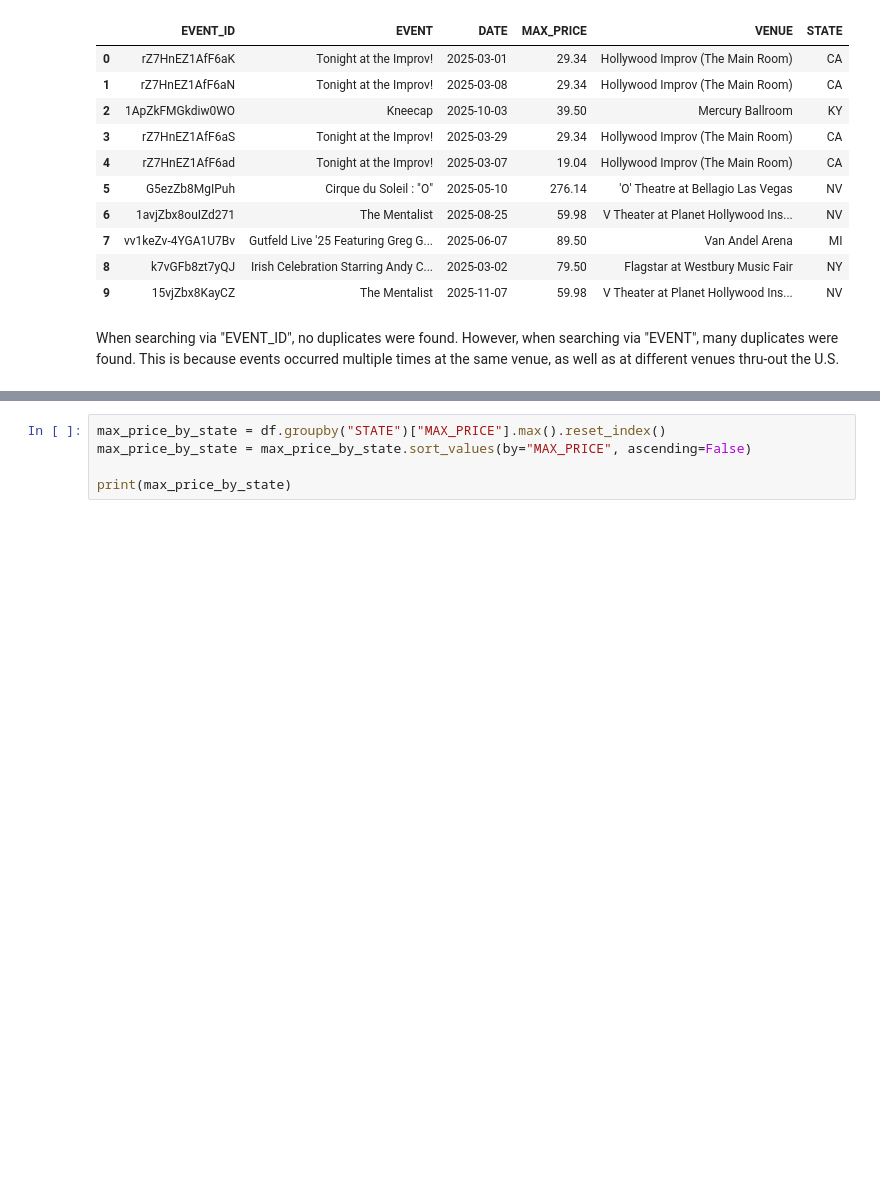
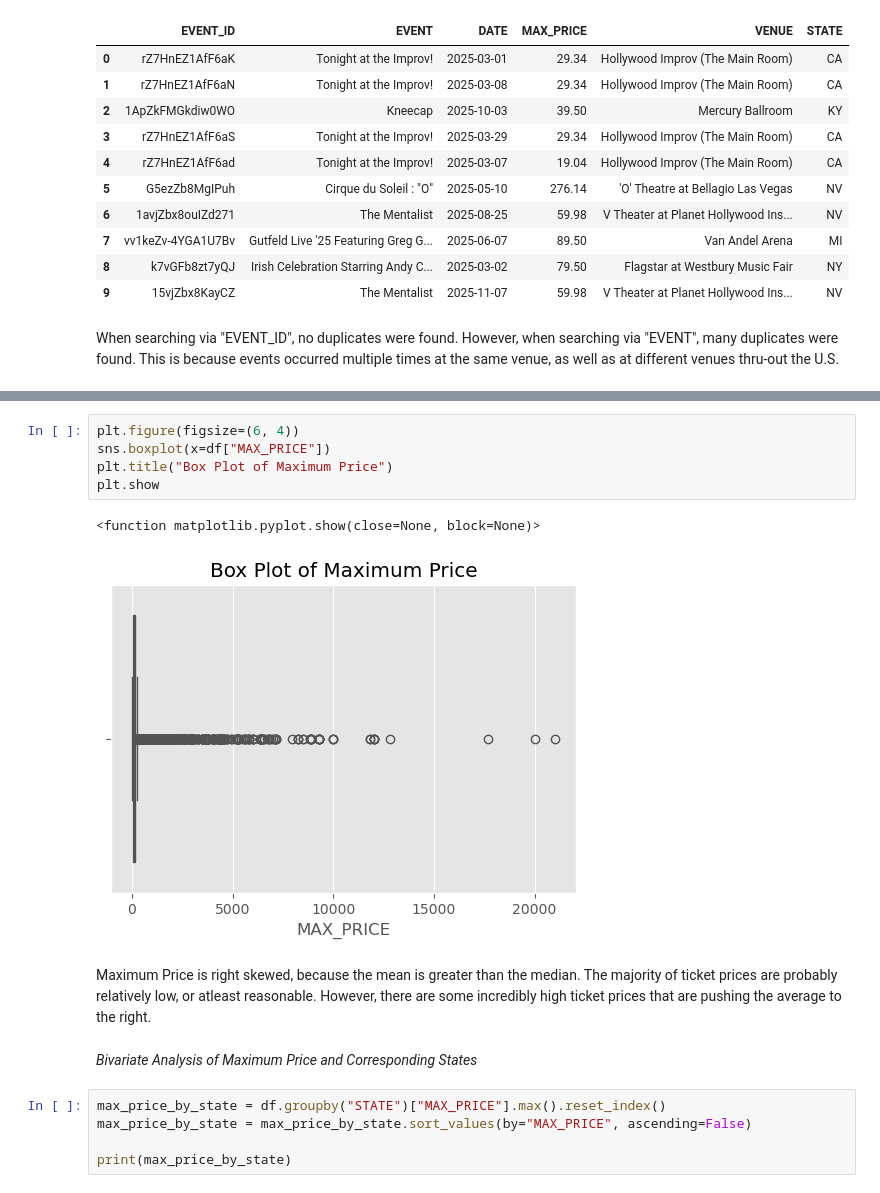
Before and after one commit to dq93/TicketMasterAPI, a Jupyter notebook: notebooks/Jacque_eda.ipynb, the cells around one changed output, grey strips where cells are left out. Drawn from its saved outputs; the diff is of its cells as text; blank space fills up the shorter version.

```diff
--- a/notebooks/Jacque_eda.ipynb
+++ b/notebooks/Jacque_eda.ipynb
@@ -285,3 +311,15 @@ df.head(20)
+# %%
+plt.figure(figsize=(6, 4))
+sns.boxplot(x=df["MAX_PRICE"])
+plt.title("Box Plot of Maximum Price")
+plt.show
+# %% [output]
+<function matplotlib.pyplot.show(close=None, block=None)>
+[figure, added]
+# %% [markdown]
+Maximum Price is right skewed, because the mean is greater than the median. The majority of ticket prices are probably relatively low, or atleast reasonable. However, there are some incredibly high ticket prices that are pushing the average to the right.
+# %% [markdown]
+*Bivariate Analysis of Maximum Price and Corresponding States*
 # %%
 max_price_by_state = df.groupby("STATE")["MAX_PRICE"].max().reset_index()
 max_price_by_state = max_price_by_state.sort_values(by="MAX_PRICE", ascending=False)
```
Also changed, not shown: parts of 11 cells of this notebook.
